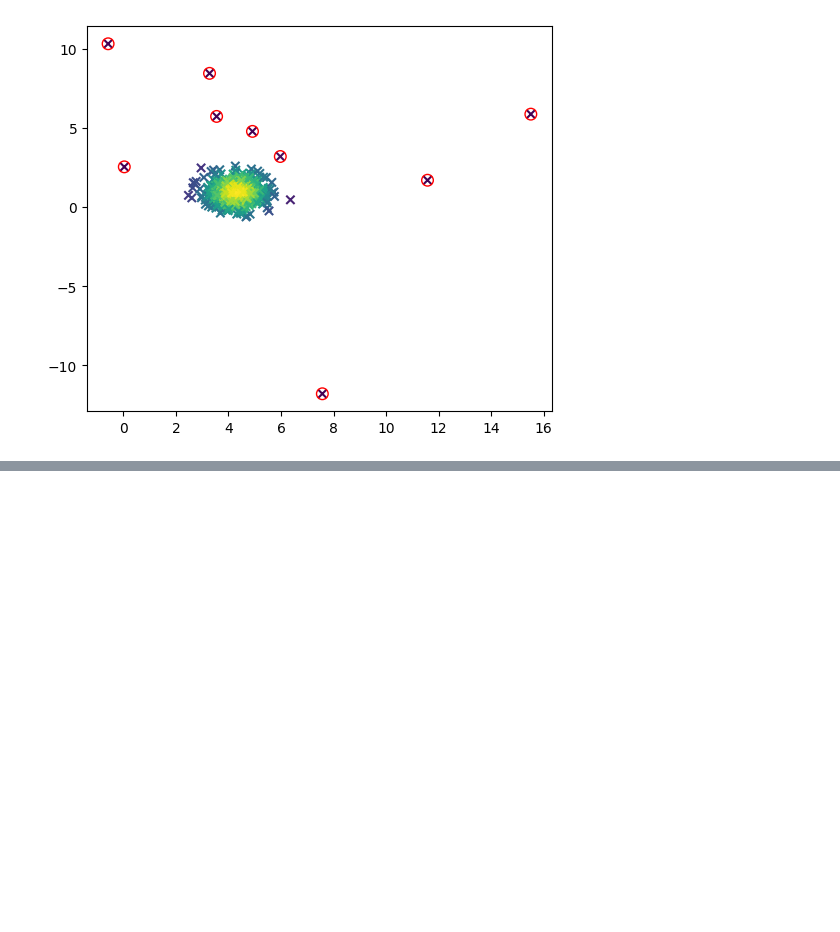
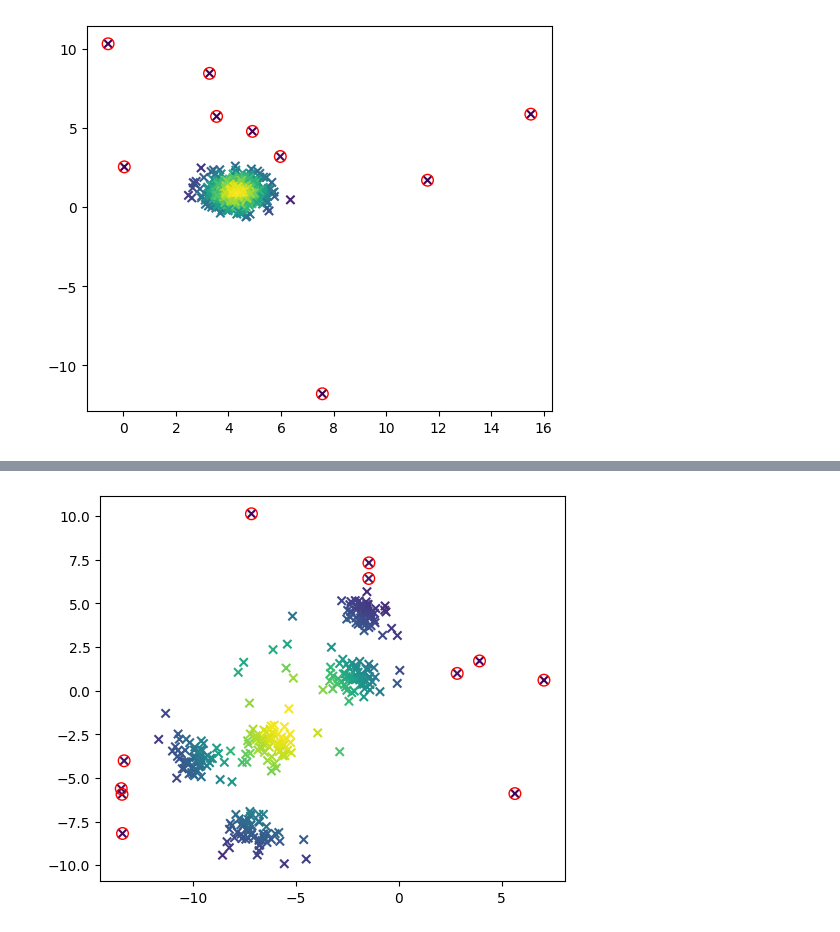
Before and after one commit to zaherarman/machine-learning, a Jupyter notebook: Anomaly Detection using Gaussian Mixture Models.ipynb, the cells around one changed output, grey strips where cells are left out. Saved outputs shown, nothing was run; the diff lists cells and outputs as text; code cells hidden in the pictures; blank space fills up the shorter version.

```diff
--- a/Anomaly Detection using Gaussian Mixture Models.ipynb
+++ b/Anomaly Detection using Gaussian Mixture Models.ipynb
@@ -134,0 +200,10 @@ plt.scatter(X[outliers,0],X[outliers,1],marker="o",facecolor="none",edgecolor="r
+# %%
+mu, sigma2 = get_gaussian(X_train)
+p = multivariateGaussian(X_train, mu, sigma2)
+
+plt.figure(figsize=(6,5))
+plt.scatter(X_train[:,0], X_train[:,1], marker="x", c=p, cmap='viridis')
+outliers = np.nonzero(p<0.001)[0]
+plt.scatter(X_train[outliers,0], X_train[outliers,1], marker="o", facecolor="none", edgecolor="r", s=70);
+# %% [output]
+[figure, added]
```
Also changed, not shown: parts of 19 cells of this notebook.
